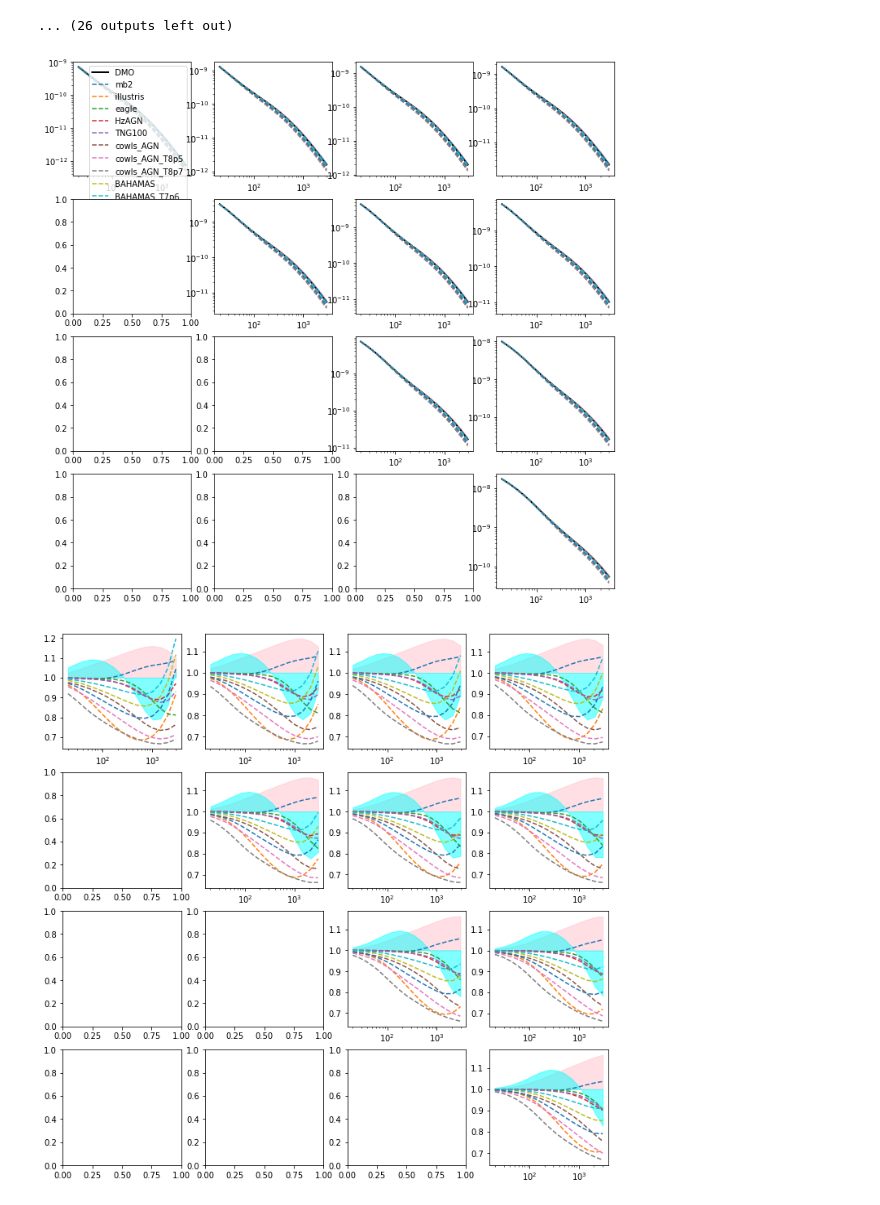
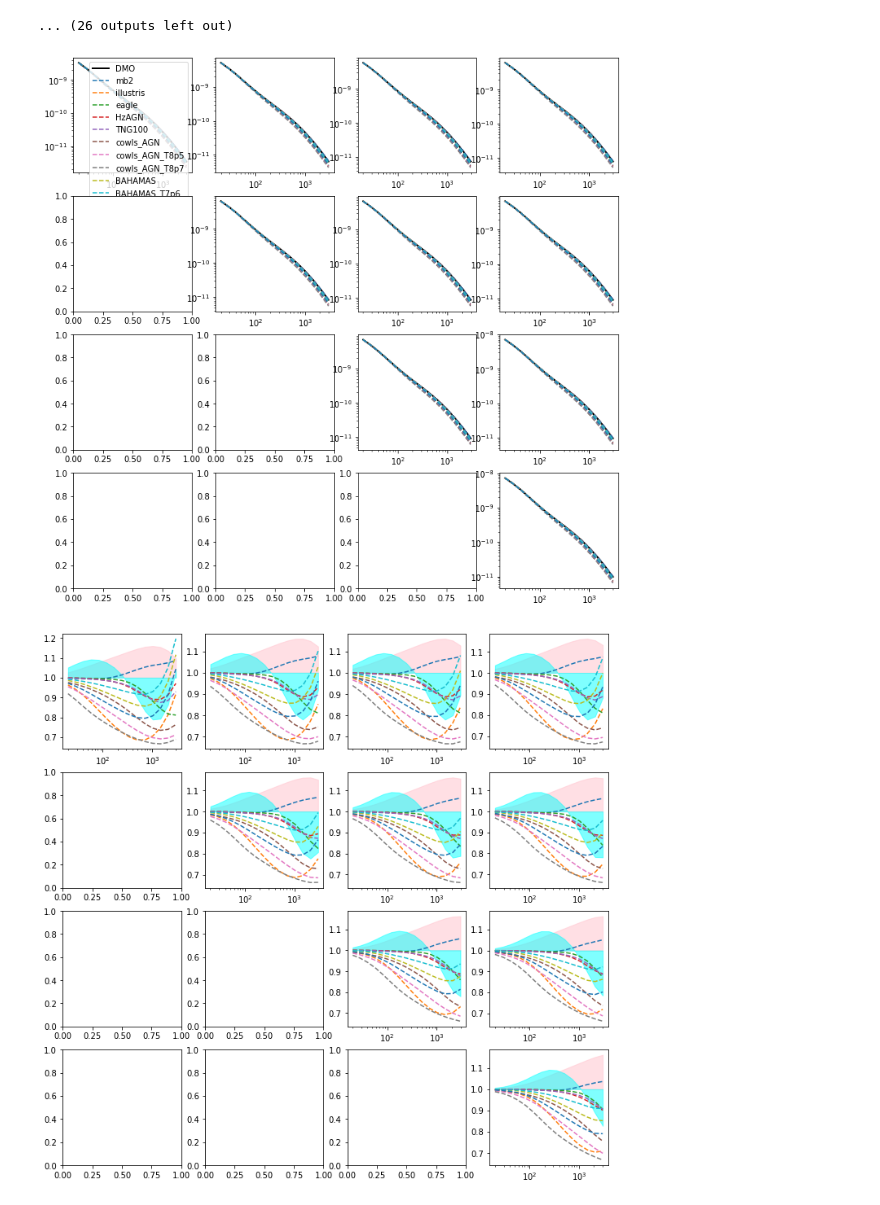
Before and after one commit to CosmoLike/KL_Roman, a Jupyter notebook: GeneratePCs.ipynb, the cells around one changed output. Cells and saved outputs as stored; diff of their text form; code cells hidden in the pictures.

```diff
--- a/GeneratePCs.ipynb
+++ b/GeneratePCs.ipynb
@@ -125,9 +127,10 @@ for i in range(6): # target selection
 # %%
 Qs_range_10sim = []
-for i in range(6): # target selection
-    for j in range(6): # shape noise (different weights)
-        Qs_dict = {}
-        for sce in bary_scenarios:
-            Qs = get_PC_amplitude(covfmt%(i,j), PCs_fmt%(i,j,10), dvfmt%(i,0), sce)
-            Qs_dict[sce] = Qs
-        Qs_range_10sim.append(Qs_dict)
+# for i in range(6): # target selection
+#     for j in range(6): # shape noise (different weights)
+Qs_dict = {}
+for sce in bary_scenarios:
+#     Qs = get_PC_amplitude(covfmt%(i,j), PCs_fmt%(i,j,10), dvfmt%(i,0), sce)
+    Qs = get_PC_amplitude(covfmt, PCs_fmt%(10), dvfmt, sce)
+    Qs_dict[sce] = Qs
+Qs_range_10sim.append(Qs_dict)
@@ -133,0 +236,19 @@ for i in range(6): # target selection
+# %%
+fig, ax = plt.subplots(1,1, figsize=[8,8])
+Q1s, Q2s, Q3s = [], [], []
+for k,v in Qs_range_10sim[0].items():
+    ax.scatter(v[0], v[1], label=k)
+    Q1s.append(v[0])
+    Q2s.append(v[1])
+    Q3s.append(v[2])
+print(f'Q1 range ({np.min(Q1s)}, {np.max(Q1s)})')
+print(f'Q2 range ({np.min(Q2s)}, {np.max(Q2s)})')
+print(f'Q3 range ({np.min(Q3s)}, {np.max(Q3s)})')
+ax.set_title("Roman Wide")
+ax.set_xlabel(r'$Q^{(1)}$', fontsize=12)
+ax.set_ylabel(r'$Q^{(2)}$', fontsize=12)
+ax.axvline(0, ls='--', color='grey')
+ax.axhline(0, ls='--', color='grey')
+ax.legend()
+
+plt.show()
@@ -268,34 +408,37 @@ Q3 range (-0.001450292209064178, 0.003460153185922767)
 # %%
 iSelect, iSN = 0, 0
 
 # examine some PCs
 fig, axes = plt.subplots(4, 4, figsize=(12,12))
 Q1 = [0, 16]
 ell = np.logspace(np.log10(20), np.log10(3000), 15)
 ###
-dv_dm = np.genfromtxt(dvfmt%(iSelect,0)+"_dmo")
-PCs = np.genfromtxt(PCs_fmt%(iSelect, iSN, 9))
+# dv_dm = np.genfromtxt(dvfmt%(iSelect,0)+"_dmo")
+# PCs = np.genfromtxt(PCs_fmt%(iSelect, iSN, 9))
+dv_dm = np.genfromtxt(dvfmt+"_dmo")
+PCs = np.genfromtxt(PCs_fmt%(9))
 dv_bary = []
 for bary in bary_scenarios:
-    _dv = np.genfromtxt(dvfmt%(iSelect,0)+"_%s"%bary)
+#     _dv = np.genfromtxt(dvfmt%(iSelect,0)+"_%s"%bary)
+    _dv = np.genfromtxt(dvfmt+"_%s"%bary)
     dv_bary.append(_dv)
 ct = 0
 for i in range(4):
     for j in range(i,4):
         ax = axes[i,j]
         ax.plot(ell, dv_dm[ct:ct+15,1], label='DMO', ls='-', color='k', lw=2)
         for dv,bary in zip(dv_bary,bary_scenarios):
             ax.plot(ell, dv[ct:ct+15,1], label=bary, ls='--')
         ax.fill_between(ell,
                         dv_dm[ct:ct+15,1]+Q1[0]*PCs[ct:ct+15,0],
                         dv_dm[ct:ct+15,1]+Q1[1]*PCs[ct:ct+15,0],
                         label='PC1', color='pink',alpha=1)
         ax.set(xscale='log', yscale='log',)
         ct += 15
 axes[0,0].legend()
 plt.show()
 # %% [output]
-[figure, old version]
+[figure, new version]
 # %%
 iSelect, iSN = 4,1
 # examine some PCs
```
Also changed, not shown: parts of 10 cells of this notebook, 9 other files.
